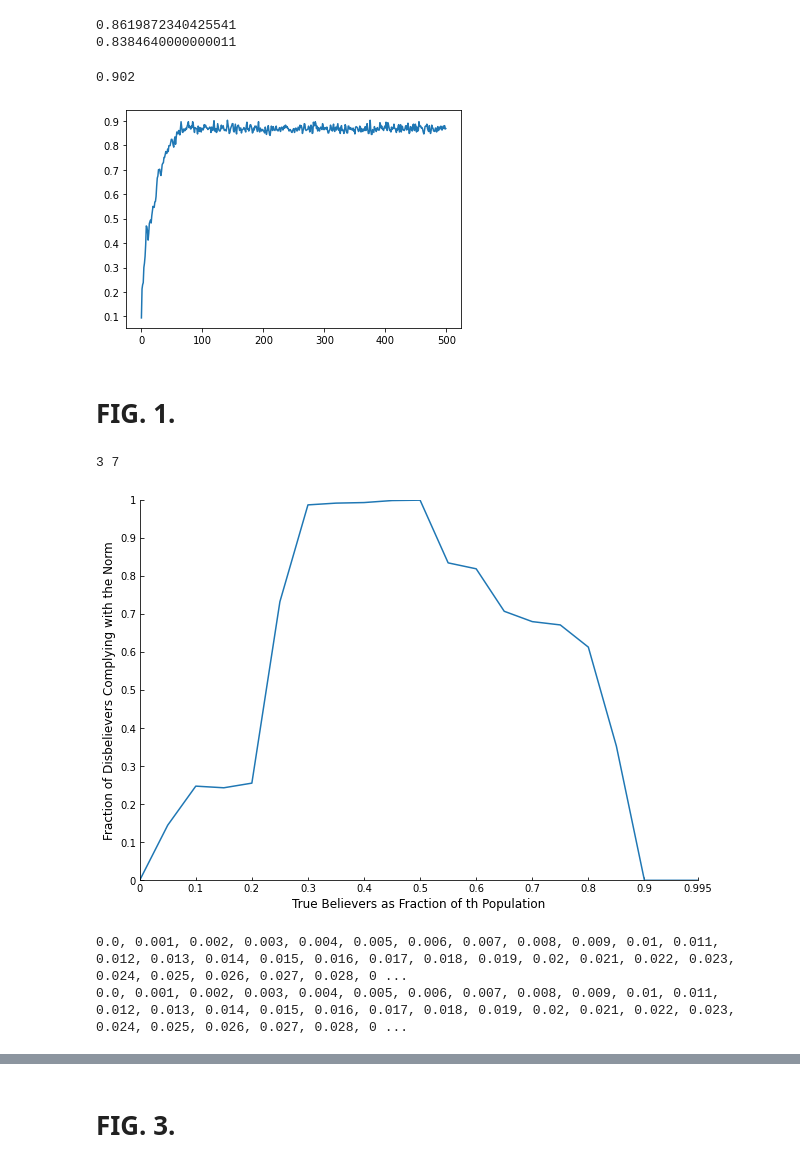
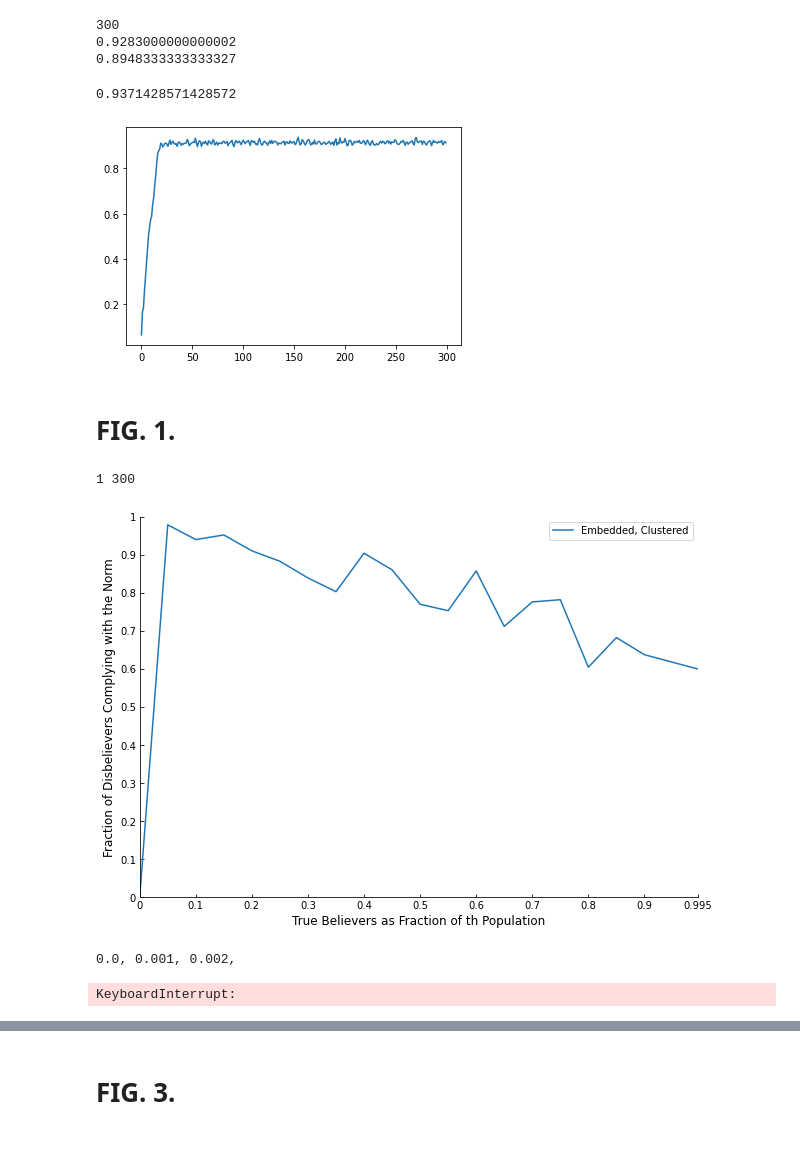
Before and after one commit to shengfuw/RSS, a Jupyter notebook: 12/12-main.ipynb, the cells around one changed output, grey strips where cells are left out. Drawn from its saved outputs; the diff is of its cells as text; code cells hidden in the pictures.

```diff
--- a/12/12-main.ipynb
+++ b/12/12-main.ipynb
@@ -29,7 +29,7 @@ class Agent:
             if (self.R > self.S) and (self.B != self.C):
                 self.B = self.C
 
-        mean_social_pressure = lattice.get_social_pressure(self.neighbors) / max(self.neighbors_num, 8)
+        mean_social_pressure = lattice.get_social_pressure(self.neighbors) / self.neighbors_num
 
         # Make compliance decision
         if self.B == 1:
@@ -40,7 +40,7 @@ class Agent:
             compliance = self.B
 
         # Mack enforcement decision
-        W = (1 - (self.B * lattice.get_sum_of_compliance(self.neighbors) / max(self.neighbors_num, 8))) / 2 # Need for enforcement
+        W = (1 - (self.B * lattice.get_sum_of_compliance(self.neighbors) / self.neighbors_num)) / 2 # Need for enforcement
         enforcement = 0
         if (self.B != compliance) and ((-1 * self.B * mean_social_pressure) > self.S + self.K):
             enforcement = -1 * self.B
@@ -51,7 +51,6 @@ class Agent:
         self.E = enforcement
 
 class Lattice:
-    neighbors_num = 8
 
     def __init__(self, network_type:str, ture_believers_perc:float, allow_conversion=False, agents_num=1000):
         self.agents_num = agents_num
@@ -84,7 +83,7 @@ class Lattice:
         else:
             if col * row != self.agents_num:
                 raise Exception('Lattice size not equals to number of agents!')
-            for agent_index in range( self.agents_num):
+            for agent_index in range(self.agents_num):
                 neighbors = []
                 x = int(agent_index / col)
                 y = agent_index % col
@@ -92,7 +91,12 @@ class Lattice:
                     for j in (-1, 0, 1):
                         x_ = x + i
                         y_ = y + j
-                        if x_ >= 0 and x_ < row and y_ >= 0 and y_ < col and (i, j) != (0, 0):
+                        if (i, j) != (0, 0):
+                            # lattice is wrapping
+                            if x_ == -1: x_ = row-1
+                            if y_ == -1: y_ = col-1
+                            if x_ == row: x_ = 0
+                            if y_ == col: y_ = 0
                             neighbors.append(x_*col + y_)
                 self.adjacent_list.append(neighbors)
 
@@ -109,7 +113,7 @@ class Lattice:
             self.believers_index = set()
             self.believers_index.add(random.randint(0, self.agents_num-1)) # pick first believers
 
-            # 對目前是 believer 那些 agent，從他們的所有鄰居來挑下一位成為 believer（也就是只有自己的鄰居中有 believer 的人，才可能會成為 believer），重複執行指定之 believer 數量幾次。
+            # 對目前是 believer 那些 agent，從他們的所有鄰居來挑下一位成為 believer（也就是只有自己的鄰居中有 believer 的人，才可能會成為 believer），重複執行到指定的 believer 數量。
             for i in range(self.believers_num-1):
                 neighbors_of_believers = set()
                 for b in self.believers_index:
@@ -153,33 +157,34 @@ class Lattice:
 # %%
 # random.seed(12)
 y = []
-MyLattice = Lattice("3", 0.5)
-round_num = 500
+MyLattice = Lattice("3", 0.3)
+round_num = 300
 for r in range(round_num):
     MyLattice.one_round()
     y.append(MyLattice.get_disbeliever_enforcement_perc())
     # y.append(MyLattice.get_disbeliever_compliance_perc())
 
-print(sum(y[30:])/len(y[30:]))
+print(MyLattice.believers_num)
+print(sum(y[-100:])/len(y[-100:]))
 print(sum(y)/len(y))
-# print(y)
 # %% [output]
-0.8619872340425541
-0.8384640000000011
+300
+0.9283000000000002
+0.8948333333333327
 # %%
 print(max(y))
 plt.plot(y)
 plt.show()
 # %% [output]
-0.902
+0.9371428571428572
-[figure, old version]
+[figure, new version]
 # %% [markdown]
 # FIG. 1.
 # %%
 random.seed(12)
 ture_believers_perc = np.append(np.arange(0, .91, .05), [.995])
 
-trial_num = 100
+trial_num = 1
 
 # Unembedded
 round_num = 7
@@ -196,7 +201,7 @@ for x in ture_believers_perc:
     y1.append(sum(one_x_record) / len(one_x_record))
 
 # Embedded & Randomly Distributed
-round_num = 30
+round_num = 300
 y2 = []
 for x in ture_believers_perc:
     one_x_record = []
@@ -206,47 +211,50 @@ for x in ture_believers_perc:
         for r in range(round_num):
             MyLattice.one_round()
             one_trail_record.append(MyLattice.get_disbeliever_enforcement_perc())
-        one_x_record.append(sum(one_trail_record[5:])/len(one_trail_record[5:]))
+        one_x_record.append(sum(one_trail_record[-100:])/len(one_trail_record[-100:]))
     y2.append(sum(one_x_record) / len(one_x_record))
 
 # Embedded & Clustered
-round_num = 150
+round_num = 300
 y3 = []
 for x in ture_believers_perc:
     one_x_record = []
     for trial in range(trial_num):
         one_trail_record = []
-        MyLattice = Lattice("1", x)
+        MyLattice = Lattice("3", x)
         for r in range(round_num):
             MyLattice.one_round()
             one_trail_record.append(MyLattice.get_disbeliever_enforcement_perc())
-        one_x_record.append(sum(one_trail_record[30:])/len(one_trail_record[30:]))
+        one_x_record.append(sum(one_trail_record[-100:])/len(one_trail_record[-100:]))
     y3.append(sum(one_x_record) / len(one_x_record))
 # %%
 fig, ax = plt.subplots(1, 1, figsize=(10, 7))
 
 ax.plot(ture_believers_perc, y1, label='Unembedded')
 ax.plot(ture_believers_perc, y2, label='Embedded, Randomly Distributed')
 ax.plot(ture_believers_perc, y3, label='Embedded, Clustered')
 
 ax.set_ylim(0, 1)
 ax.set_yticks(np.arange(0, 1.01, .1))
 ax.set_xlim(0, .995)
 ax.set_xticks(np.append(np.arange(0, .91, .1), [.995]))
 ax.tick_params(direction="in")
 ax.spines['right'].set_visible(False)
 ax.spines['top'].set_visible(False)
 ax.yaxis.set_major_formatter(lambda x, pos: f'{x:.3f}'.rstrip('0').rstrip('.'))
 ax.xaxis.set_major_formatter(lambda x, pos: f'{x:.3f}'.rstrip('0').rstrip('.'))
-ax.set_ylabel("Fraction of Disbelievers Enforcing with the Norm", rotation=90, y=0.5, fontsize=12)
+ax.set_ylabel("Fraction of Disbelievers Complying with the Norm", rotation=90, y=0.5, fontsize=12)
 ax.set_xlabel("True Believers as Fraction of th Population", fontsize=12)
 
 fig.set_facecolor('white')
+plt.legend()
+
+# plt.savefig('FIG1.png')
 print(trial_num, round_num)
 plt.show()
 # %% [output]
-3 7
+1 300
-[figure, old version]
+[figure, new version]
 # %%
 random.seed(12)
 ture_believers_perc = np.arange(0, .031, .001)
@@ -254,7 +262,7 @@ ture_believers_perc = np.arange(0, .031, .001)
 trial_num = 100
 
 # Embedded & Randomly Distributed
-round_num = 30
+round_num = 300
 y2 = []
 for x in ture_believers_perc:
     one_x_record = []
@@ -264,13 +272,13 @@ for x in ture_believers_perc:
         for r in range(round_num):
             MyLattice.one_round()
             one_trail_record.append(MyLattice.get_disbeliever_enforcement_perc())
-        one_x_record.append(sum(one_trail_record[5:])/len(one_trail_record[5:]))
+        one_x_record.append(sum(one_trail_record[-100:])/len(one_trail_record[-100:]))
     y2.append(sum(one_x_record) / len(one_x_record))
-    print(round(x, 3), end=", ")
-print('-'*10)
+    # print(round(x, 3), end=", ")
+# print('-'*10)
 
 # Embedded & Clustered
-round_num = 150
+round_num = 300
 y3 = []
 for x in ture_believers_perc:
     one_x_record = []
@@ -280,12 +288,12 @@ for x in ture_believers_perc:
         for r in range(round_num):
             MyLattice.one_round()
             one_trail_record.append(MyLattice.get_disbeliever_enforcement_perc())
-        one_x_record.append(sum(one_trail_record[30:])/len(one_trail_record[30:]))
+        one_x_record.append(sum(one_trail_record[-100:])/len(one_trail_record[-100:]))
     y3.append(sum(one_x_record) / len(one_x_record))
-    print(round(x, 3), end=", ")
+    # print(round(x, 3), end=", ")
 # %% [output]
-0.0, 0.001, 0.002, 0.003, 0.004, 0.005, 0.006, 0.007, 0.008, 0.009, 0.01, 0.011, 0.012, 0.013, 0.014, 0.015, 0.016, 0.017, 0.018, 0.019, 0.02, 0.021, 0.022, 0.023, 0.024, 0.025, 0.026, 0.027, 0.028, 0 ...
-0.0, 0.001, 0.002, 0.003, 0.004, 0.005, 0.006, 0.007, 0.008, 0.009, 0.01, 0.011, 0.012, 0.013, 0.014, 0.015, 0.016, 0.017, 0.018, 0.019, 0.02, 0.021, 0.022, 0.023, 0.024, 0.025, 0.026, 0.027, 0.028, 0 ...
+0.0, 0.001, 0.002,
+KeyboardInterrupt:
 # %%
 fig, ax = plt.subplots(1, 1, figsize=(10, 7))
 
```
Also changed, not shown: parts of 4 cells of this notebook, 14 other files.
